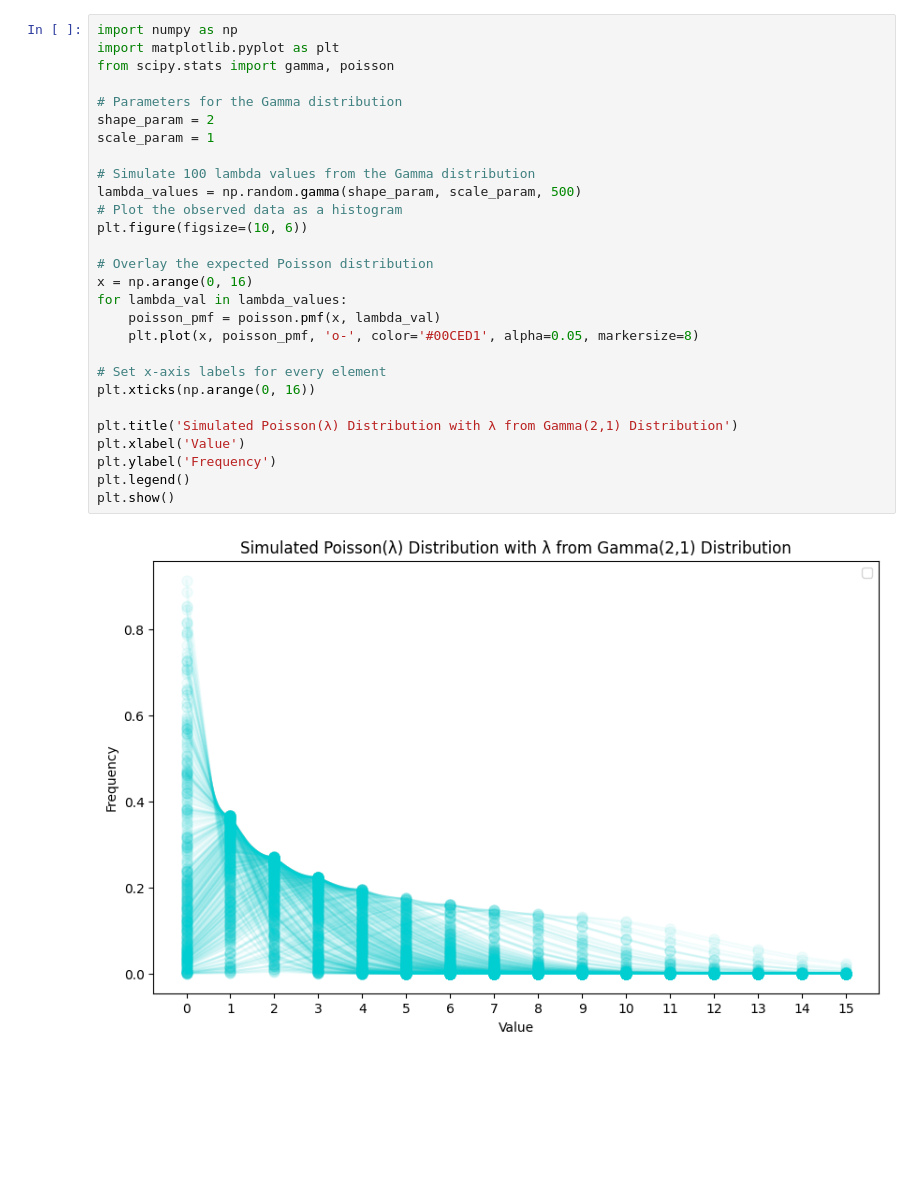
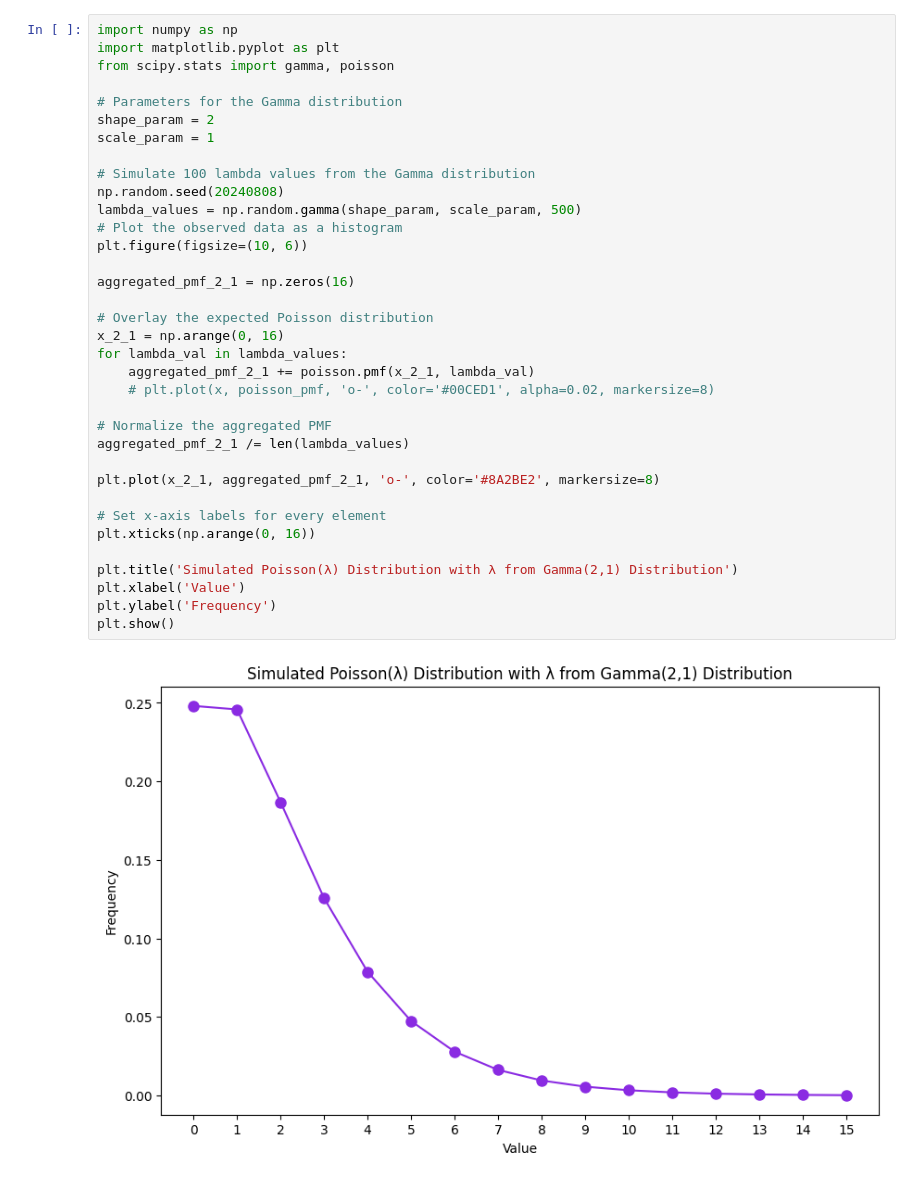
Before and after one commit to AlexFiliakov/poisson-gamma-sim, a Jupyter notebook: poisson_gamma_sim.ipynb, the cells around one changed output. Saved outputs shown, nothing was run; the diff lists cells and outputs as text; blank space fills up the shorter version.

Commit message:
fixed aggregated pmf

```diff
--- a/poisson_gamma_sim.ipynb
+++ b/poisson_gamma_sim.ipynb
@@ -1,30 +1,37 @@
 # %%
 import numpy as np
 import matplotlib.pyplot as plt
 from scipy.stats import gamma, poisson
 
 # Parameters for the Gamma distribution
 shape_param = 2
 scale_param = 1
 
 # Simulate 100 lambda values from the Gamma distribution
+np.random.seed(20240808)
 lambda_values = np.random.gamma(shape_param, scale_param, 500)
 # Plot the observed data as a histogram
 plt.figure(figsize=(10, 6))
 
+aggregated_pmf_2_1 = np.zeros(16)
+
 # Overlay the expected Poisson distribution
-x = np.arange(0, 16)
+x_2_1 = np.arange(0, 16)
 for lambda_val in lambda_values:
-    poisson_pmf = poisson.pmf(x, lambda_val)
-    plt.plot(x, poisson_pmf, 'o-', color='#00CED1', alpha=0.05, markersize=8)
+    aggregated_pmf_2_1 += poisson.pmf(x_2_1, lambda_val)
+    # plt.plot(x, poisson_pmf, 'o-', color='#00CED1', alpha=0.02, markersize=8)
+
+# Normalize the aggregated PMF
+aggregated_pmf_2_1 /= len(lambda_values)
+
+plt.plot(x_2_1, aggregated_pmf_2_1, 'o-', color='#8A2BE2', markersize=8)
 
 # Set x-axis labels for every element
 plt.xticks(np.arange(0, 16))
 
 plt.title('Simulated Poisson(λ) Distribution with λ from Gamma(2,1) Distribution')
 plt.xlabel('Value')
 plt.ylabel('Frequency')
-plt.legend()
 plt.show()
 # %% [output]
-[figure, old version]
+[figure, new version]
```
Also changed, not shown: parts of 2 cells of this notebook, 3 other files.
